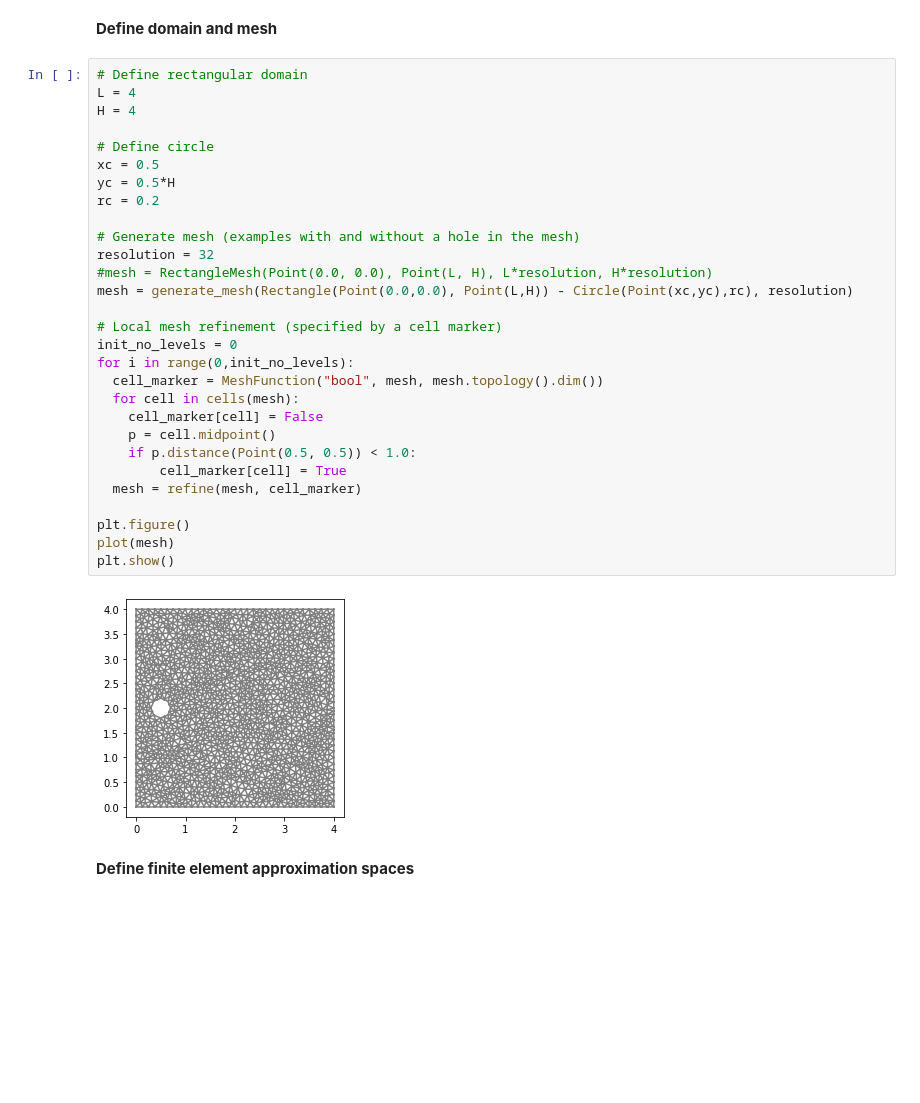
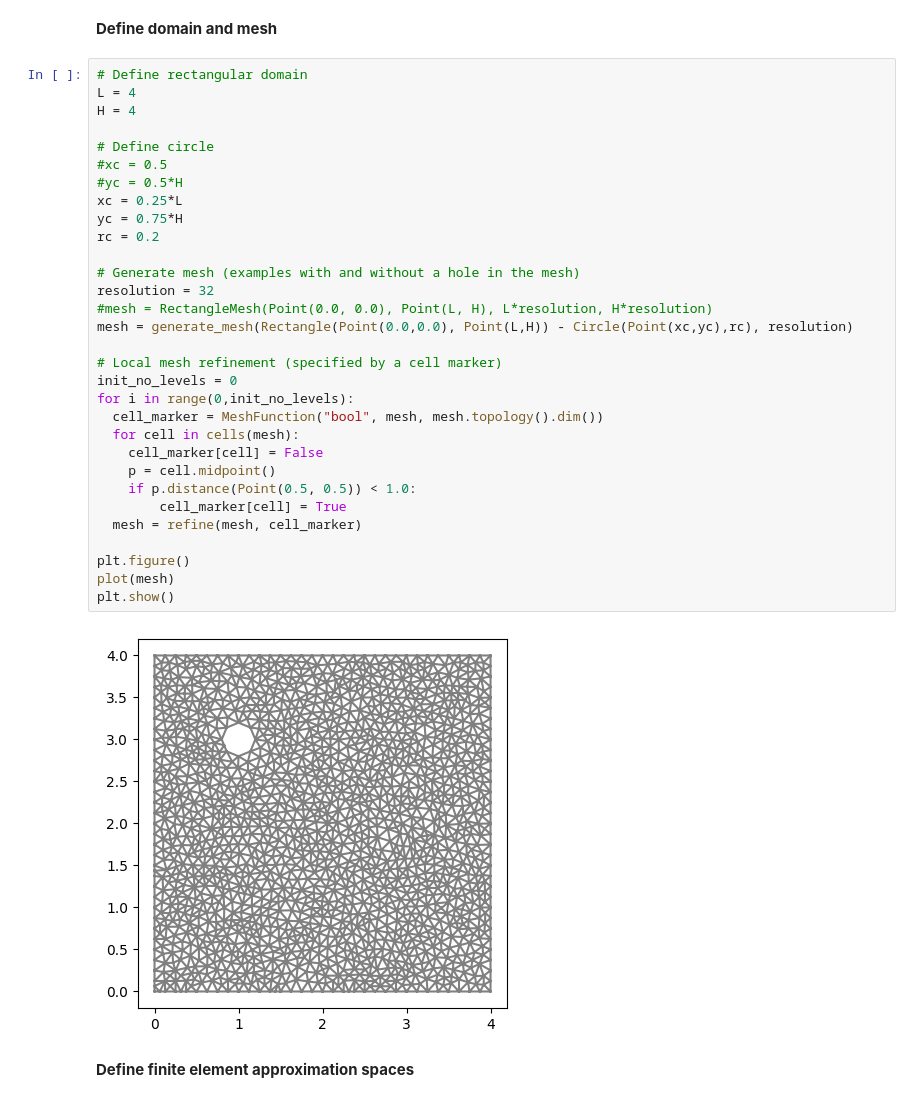
Before and after one commit to johanhoffman/DD2365_VT24, a Jupyter notebook: Lab3/gustafbjurstam_lab3.ipynb, the cells around one changed output. Cells and saved outputs as stored; diff of their text form; blank space fills up the shorter version.

```diff
--- a/Lab3/gustafbjurstam_lab3.ipynb
+++ b/Lab3/gustafbjurstam_lab3.ipynb
@@ -156,34 +156,36 @@ To read more about how to use similar methods for more complex problems, see e.g
 # %%
 # Define rectangular domain
 L = 4
 H = 4
 
 # Define circle
-xc = 0.5
-yc = 0.5*H
+#xc = 0.5
+#yc = 0.5*H
+xc = 0.25*L
+yc = 0.75*H
 rc = 0.2
 
 # Generate mesh (examples with and without a hole in the mesh)
 resolution = 32
 #mesh = RectangleMesh(Point(0.0, 0.0), Point(L, H), L*resolution, H*resolution)
 mesh = generate_mesh(Rectangle(Point(0.0,0.0), Point(L,H)) - Circle(Point(xc,yc),rc), resolution)
 
 # Local mesh refinement (specified by a cell marker)
 init_no_levels = 0
 for i in range(0,init_no_levels):
   cell_marker = MeshFunction("bool", mesh, mesh.topology().dim())
   for cell in cells(mesh):
     cell_marker[cell] = False
     p = cell.midpoint()
     if p.distance(Point(0.5, 0.5)) < 1.0:
         cell_marker[cell] = True
   mesh = refine(mesh, cell_marker)
 
 plt.figure()
 plot(mesh)
 plt.show()
 # %% [output]
-[figure, old version]
+[figure, new version]
 # %% [markdown]
 **Define finite element approximation spaces**
 # %%
```
Also changed, not shown: parts of 5 cells of this notebook.
